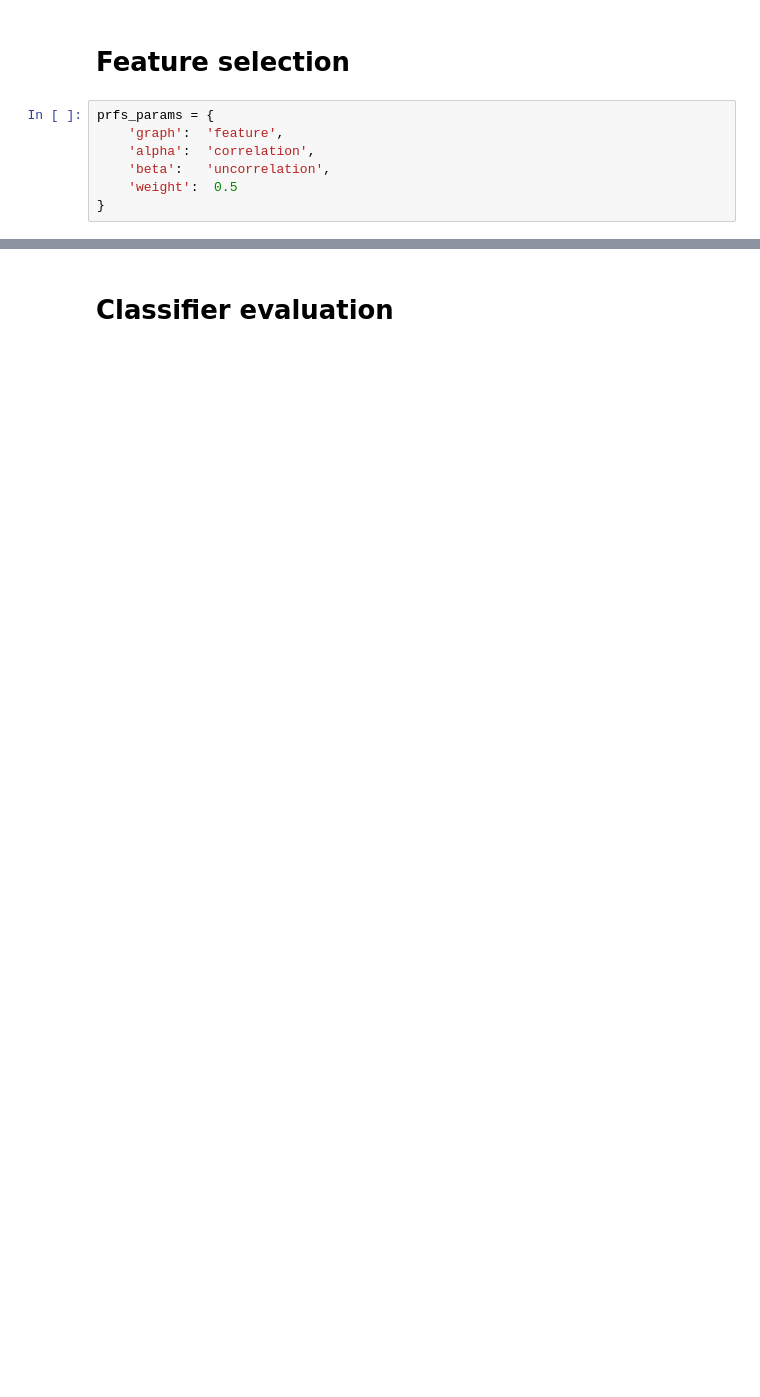
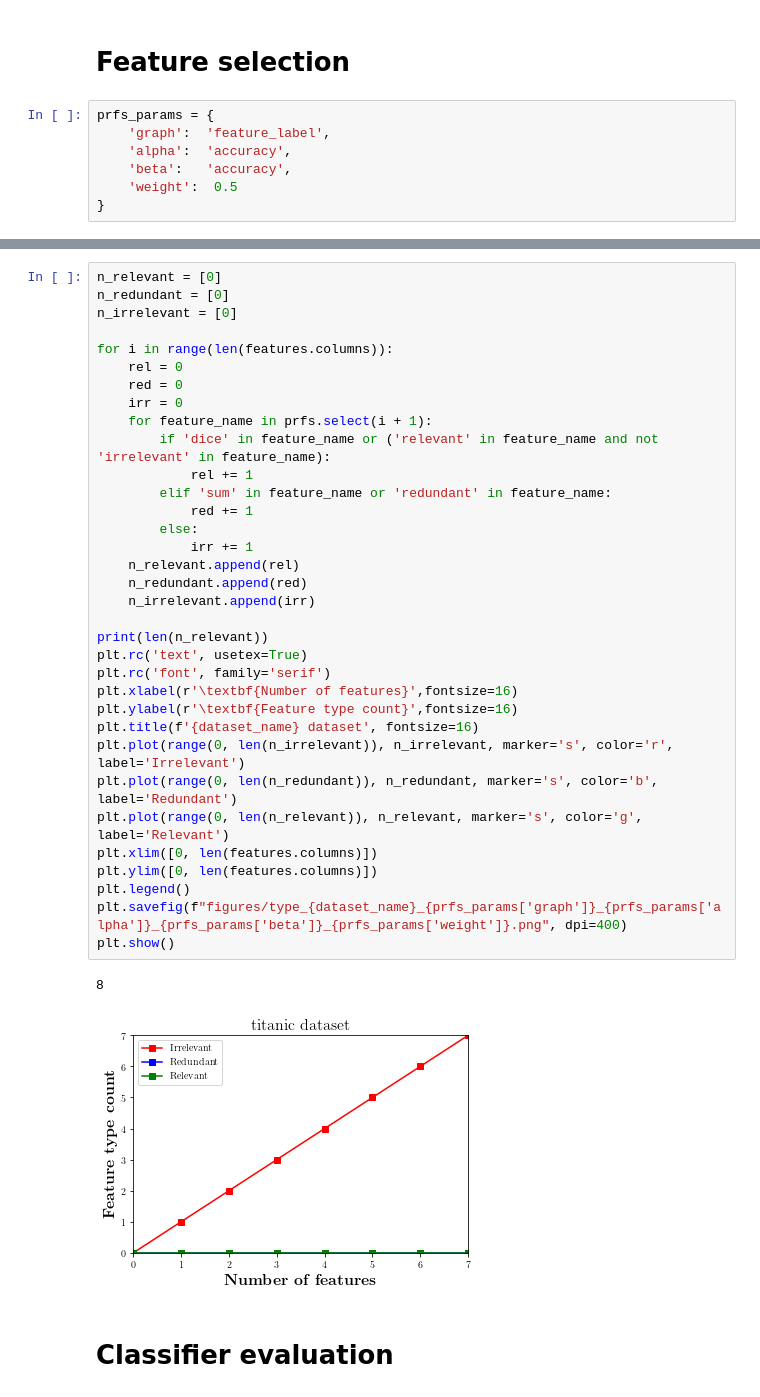
Before and after one commit to josepmedialdea/pagerank-feature-selection, a Jupyter notebook: evaluation.ipynb, the cells around one changed output, grey strips where cells are left out. Drawn from its saved outputs; the diff is of its cells as text; blank space fills up the shorter version.

```diff
--- a/evaluation.ipynb
+++ b/evaluation.ipynb
@@ -26,9 +40,9 @@ target = dataset.iloc[:,-1]
 # Feature selection
 # %%
 prfs_params = {
-    'graph':  'feature',
-    'alpha':  'correlation',
-    'beta':   'uncorrelation',
+    'graph':  'feature_label',
+    'alpha':  'accuracy',
+    'beta':   'accuracy',
     'weight':  0.5
 }
 # %%
@@ -56,3 +66,40 @@ RANKING
+# %%
+n_relevant = [0]
+n_redundant = [0]
+n_irrelevant = [0]
+
+for i in range(len(features.columns)):
+    rel = 0
+    red = 0
+    irr = 0
+    for feature_name in prfs.select(i + 1):
+        if 'dice' in feature_name or ('relevant' in feature_name and not 'irrelevant' in feature_name):
+            rel += 1
+        elif 'sum' in feature_name or 'redundant' in feature_name:
+            red += 1
+        else:
+            irr += 1
+    n_relevant.append(rel)
+    n_redundant.append(red)
+    n_irrelevant.append(irr)
+
+print(len(n_relevant))
+plt.rc('text', usetex=True)
+plt.rc('font', family='serif')
+plt.xlabel(r'\textbf{Number of features}',fontsize=16)
+plt.ylabel(r'\textbf{Feature type count}',fontsize=16)
+plt.title(f'{dataset_name} dataset', fontsize=16)
+plt.plot(range(0, len(n_irrelevant)), n_irrelevant, marker='s', color='r', label='Irrelevant')
+plt.plot(range(0, len(n_redundant)), n_redundant, marker='s', color='b', label='Redundant')
+plt.plot(range(0, len(n_relevant)), n_relevant, marker='s', color='g', label='Relevant')
+plt.xlim([0, len(features.columns)])
+plt.ylim([0, len(features.columns)])
+plt.legend()
+plt.savefig(f"figures/type_{dataset_name}_{prfs_params['graph']}_{prfs_params['alpha']}_{prfs_params['beta']}_{prfs_params['weight']}.png", dpi=400)
+plt.show()
+# %% [output]
+8
+[figure, added]
 # %% [markdown]
 # Classifier evaluation
 # %%
```
Also changed, not shown: parts of 8 cells of this notebook, 7 other files.
